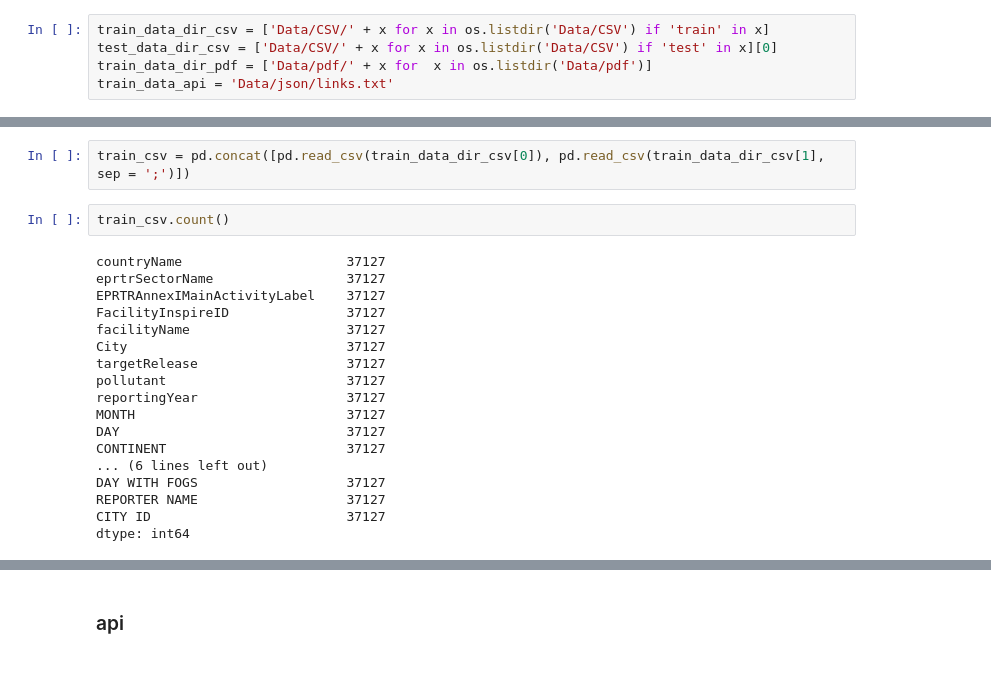
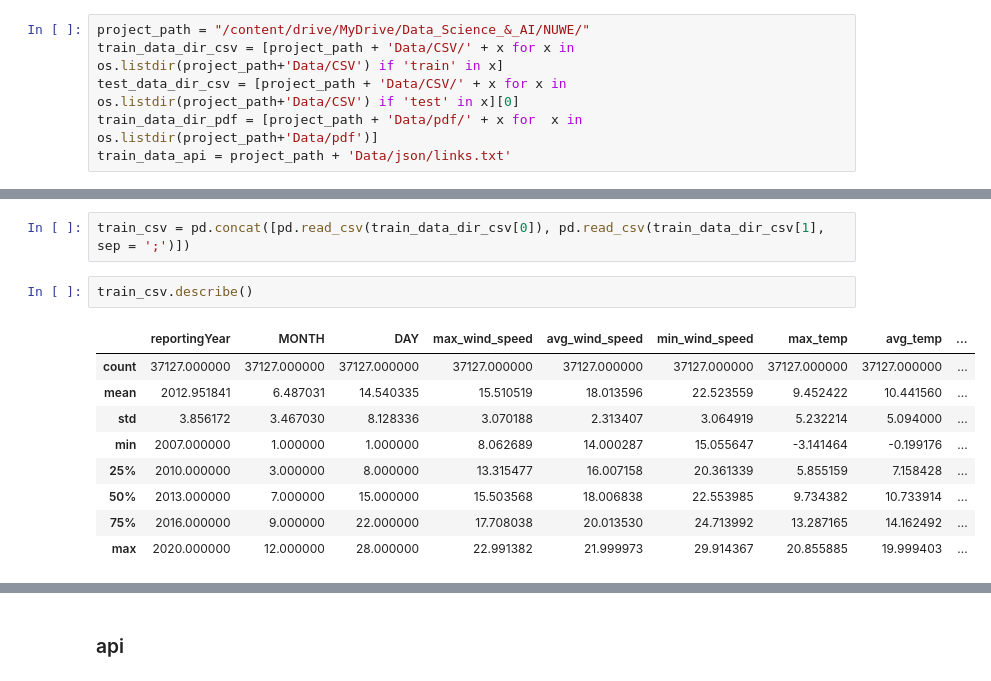
Before and after one commit to pgraciae/SchniderHack, a Jupyter notebook: main.ipynb, the cells around one changed output, grey strips where cells are left out. Saved outputs shown, nothing was run; the diff lists cells and outputs as text.

```diff
--- a/main.ipynb
+++ b/main.ipynb
@@ -13,31 +18,24 @@ import pandas_profiling
 # %% [markdown]
 ### Data load
 # %%
-train_data_dir_csv = ['Data/CSV/' + x for x in os.listdir('Data/CSV') if 'train' in x]
-test_data_dir_csv = ['Data/CSV/' + x for x in os.listdir('Data/CSV') if 'test' in x][0]
-train_data_dir_pdf = ['Data/pdf/' + x for  x in os.listdir('Data/pdf')]
-train_data_api = 'Data/json/links.txt'
+project_path = "/content/drive/MyDrive/Data_Science_&_AI/NUWE/"
+train_data_dir_csv = [project_path + 'Data/CSV/' + x for x in os.listdir(project_path+'Data/CSV') if 'train' in x]
+test_data_dir_csv = [project_path + 'Data/CSV/' + x for x in os.listdir(project_path+'Data/CSV') if 'test' in x][0]
+train_data_dir_pdf = [project_path + 'Data/pdf/' + x for  x in os.listdir(project_path+'Data/pdf')]
+train_data_api = project_path + 'Data/json/links.txt'
 # %% [markdown]
 #### CSV
 # %%
 train_csv = pd.concat([pd.read_csv(train_data_dir_csv[0]), pd.read_csv(train_data_dir_csv[1], sep = ';')])
 # %%
-train_csv.count()
+train_csv.describe()
 # %% [output]
-countryName                     37127
-eprtrSectorName                 37127
-EPRTRAnnexIMainActivityLabel    37127
-FacilityInspireID               37127
-facilityName                    37127
-City                            37127
-targetRelease                   37127
-pollutant                       37127
-reportingYear                   37127
-MONTH                           37127
-DAY                             37127
-CONTINENT                       37127
-... (6 lines left out)
-DAY WITH FOGS                   37127
-REPORTER NAME                   37127
-CITY ID                         37127
-dtype: int64
+|  | reportingYear | MONTH | DAY | max_wind_speed | avg_wind_speed | min_wind_speed | max_temp | avg_temp | ... |
+| count | 37127.000000 | 37127.000000 | 37127.000000 | 37127.000000 | 37127.000000 | 37127.000000 | 37127.000000 | 37127.000000 | ... |
+| mean | 2012.951841 | 6.487031 | 14.540335 | 15.510519 | 18.013596 | 22.523559 | 9.452422 | 10.441560 | ... |
+| std | 3.856172 | 3.467030 | 8.128336 | 3.070188 | 2.313407 | 3.064919 | 5.232214 | 5.094000 | ... |
+| min | 2007.000000 | 1.000000 | 1.000000 | 8.062689 | 14.000287 | 15.055647 | -3.141464 | -0.199176 | ... |
+| 25% | 2010.000000 | 3.000000 | 8.000000 | 13.315477 | 16.007158 | 20.361339 | 5.855159 | 7.158428 | ... |
+| 50% | 2013.000000 | 7.000000 | 15.000000 | 15.503568 | 18.006838 | 22.553985 | 9.734382 | 10.733914 | ... |
+| 75% | 2016.000000 | 9.000000 | 22.000000 | 17.708038 | 20.013530 | 24.713992 | 13.287165 | 14.162492 | ... |
+| max | 2020.000000 | 12.000000 | 28.000000 | 22.991382 | 21.999973 | 29.914367 | 20.855885 | 19.999403 | ... |
```
Also changed, not shown: parts of 30 cells of this notebook.
